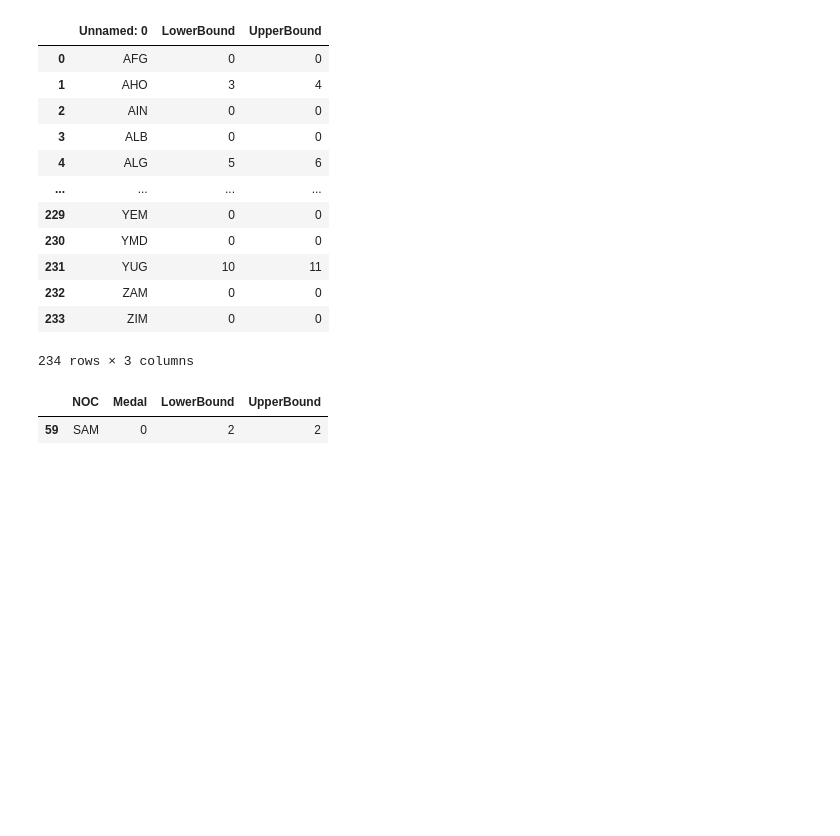
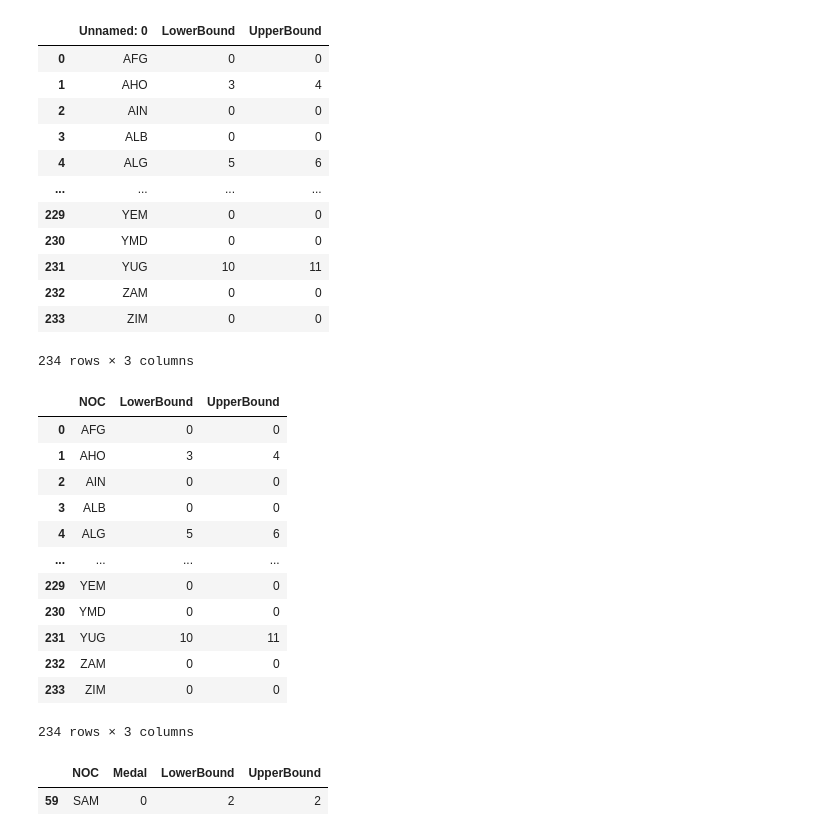
Before and after one commit to cynthiaWEpicCoder/MCM, a Jupyter notebook: PCAbutfr.ipynb, the cells around one changed output. Drawn from its saved outputs; the diff is of its cells as text; code cells hidden in the pictures; blank space fills up the shorter version.

```diff
--- a/PCAbutfr.ipynb
+++ b/PCAbutfr.ipynb
@@ -378,6 +378,22 @@ df
 234 rows × 3 columns
 # %%
 df.to_csv("FINAL_MEDALS.csv")
+df= df.rename(columns={"Unnamed: 0": "NOC"})
+df
+# %% [output]
+|  | NOC | LowerBound | UpperBound |
+| 0 | AFG | 0 | 0 |
+| 1 | AHO | 3 | 4 |
+| 2 | AIN | 0 | 0 |
+| 3 | ALB | 0 | 0 |
+| 4 | ALG | 5 | 6 |
+| ... | ... | ... | ... |
+| 229 | YEM | 0 | 0 |
+| 230 | YMD | 0 | 0 |
+| 231 | YUG | 10 | 11 |
+| 232 | ZAM | 0 | 0 |
+| 233 | ZIM | 0 | 0 |
+234 rows × 3 columns
 # %%
 dfff = pd.read_csv('finalData.csv',index_col=0)
 medal_totals = dfff.groupby('NOC')['Medal'].sum().reset_index()
```
Also changed, not shown: parts of 1 cell of this notebook, 1 other file.
